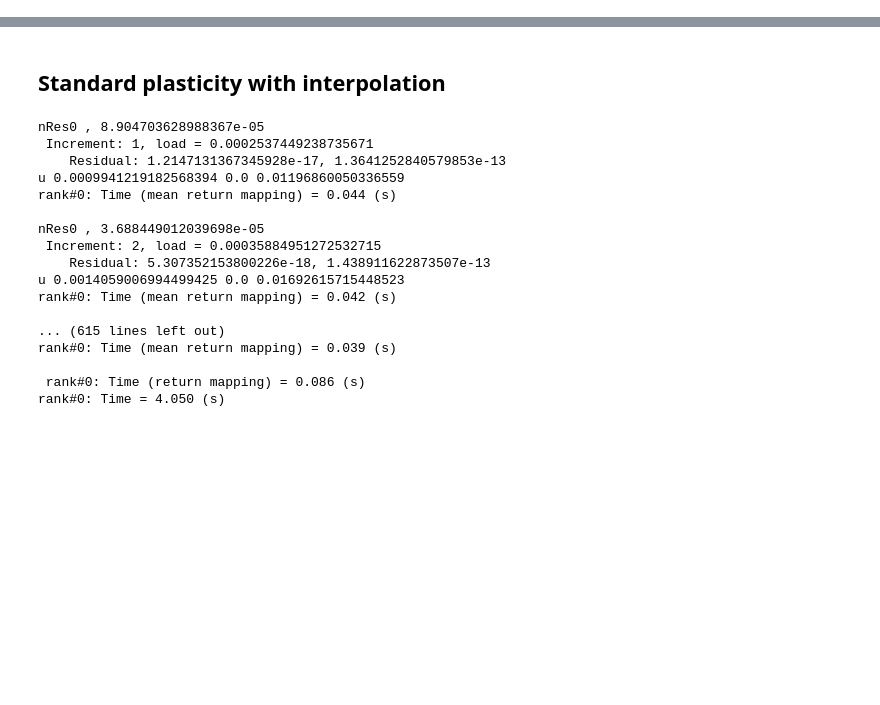
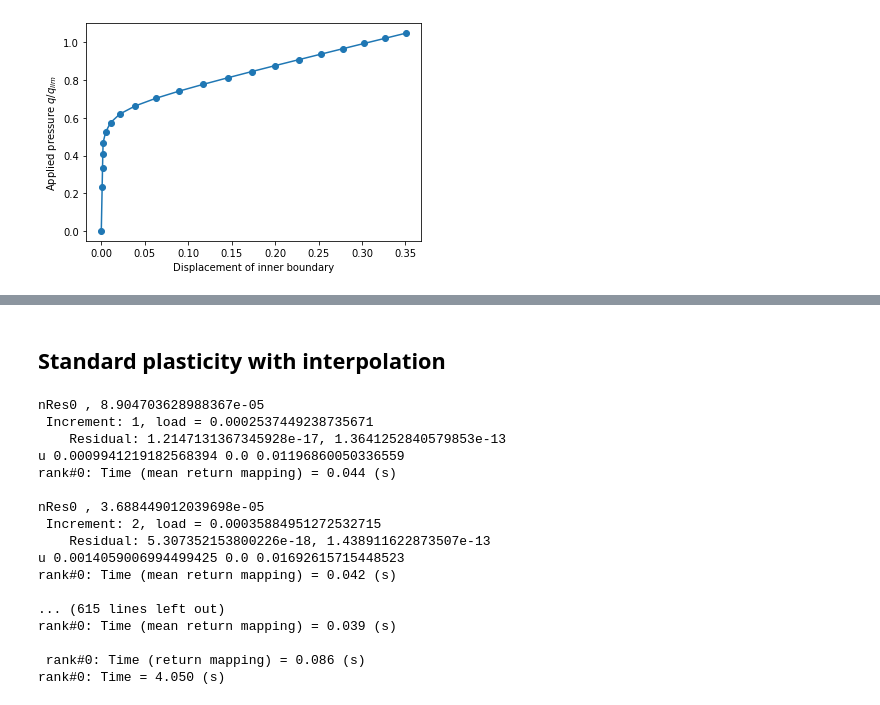
Before and after one commit to a-latyshev/convex-plasticity, a Jupyter notebook: optimisation/plasticity_analysis.ipynb, the cells around one changed output, grey strips where cells are left out. Drawn from its saved outputs; the diff is of its cells as text; code cells hidden in the pictures; blank space fills up the shorter version.

```diff
--- a/optimisation/plasticity_analysis.ipynb
+++ b/optimisation/plasticity_analysis.ipynb
@@ -35,0 +108,7 @@ alphas = [0, 0.01, 0.1, 1]
+# %%
+alpha = 1
+DruckerPrager = crm.DruckerPrager(sig0, alpha, H)
+material_DP = crm.Material(crm.IsotropicElasticity(E, nu), DruckerPrager)
+
+plasticity_DP = pf.DruckerPragerPlasticity(material_DP)
+p, results = plasticity_DP.solve()
@@ -35,0 +133,4 @@ alphas = [0, 0.01, 0.1, 1]
+# %%
+plot_dsiplacement(p, results)
+# %% [output]
+[figure, added]
```
Also changed, not shown: parts of 19 cells of this notebook, 3 other files.
